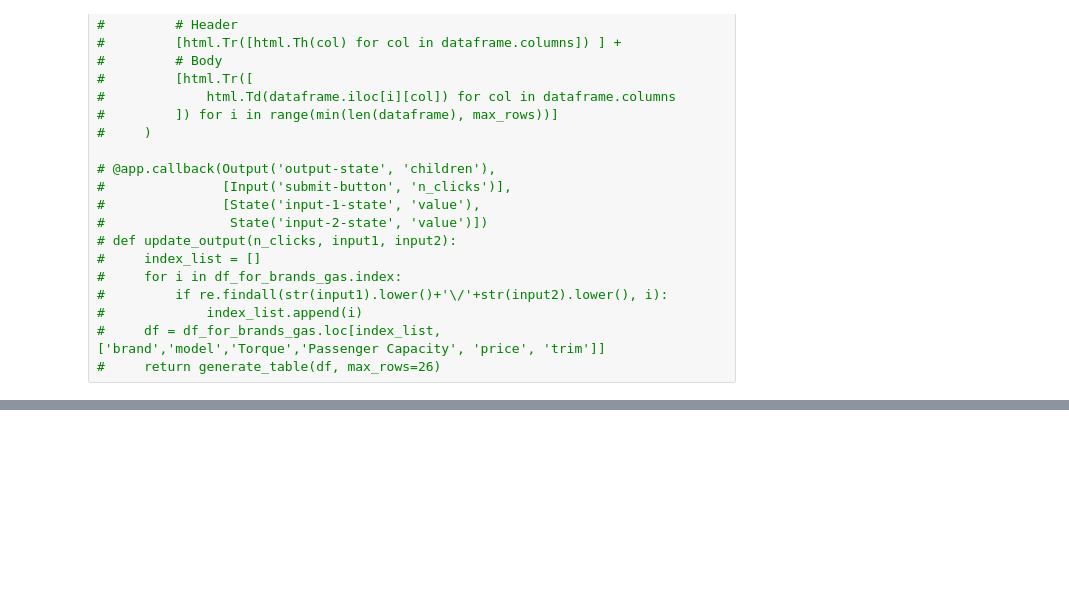
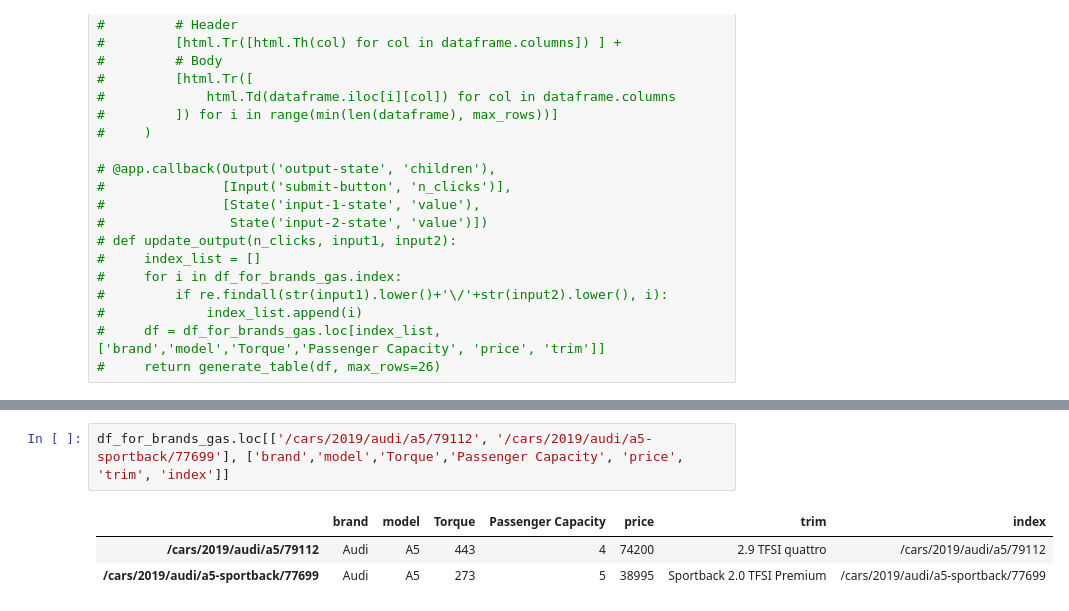
Before and after one commit to oqusous/car_recommendation_, a Jupyter notebook: 04_Dash-cop1.ipynb, the cells around one changed output, grey strips where cells are left out. Cells and saved outputs as stored; diff of their text form; blank space fills up the shorter version.

```diff
--- a/04_Dash-cop1.ipynb
+++ b/04_Dash-cop1.ipynb
@@ -287,0 +213,6 @@ ValueError: '' is not in list
+# %%
+df_for_brands_gas.loc[['/cars/2019/audi/a5/79112', '/cars/2019/audi/a5-sportback/77699'], ['brand','model','Torque','Passenger Capacity', 'price', 'trim', 'index']]
+# %% [output]
+|  | brand | model | Torque | Passenger Capacity | price | trim | index |
+| /cars/2019/audi/a5/79112 | Audi | A5 | 443 | 4 | 74200 | 2.9 TFSI quattro | /cars/2019/audi/a5/79112 |
+| /cars/2019/audi/a5-sportback/77699 | Audi | A5 | 273 | 5 | 38995 | Sportback 2.0 TFSI Premium | /cars/2019/audi/a5-sportback/77699 |
```
Also changed, not shown: parts of 7 cells of this notebook, 3 other files.
